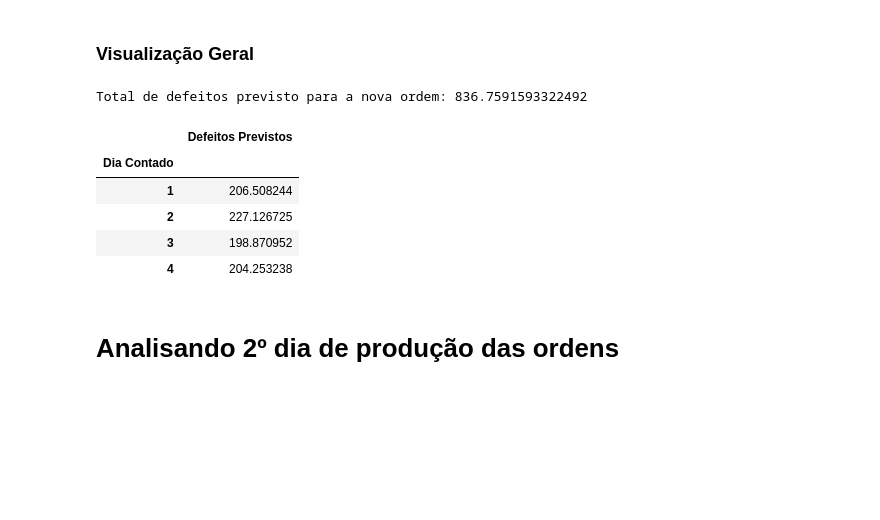
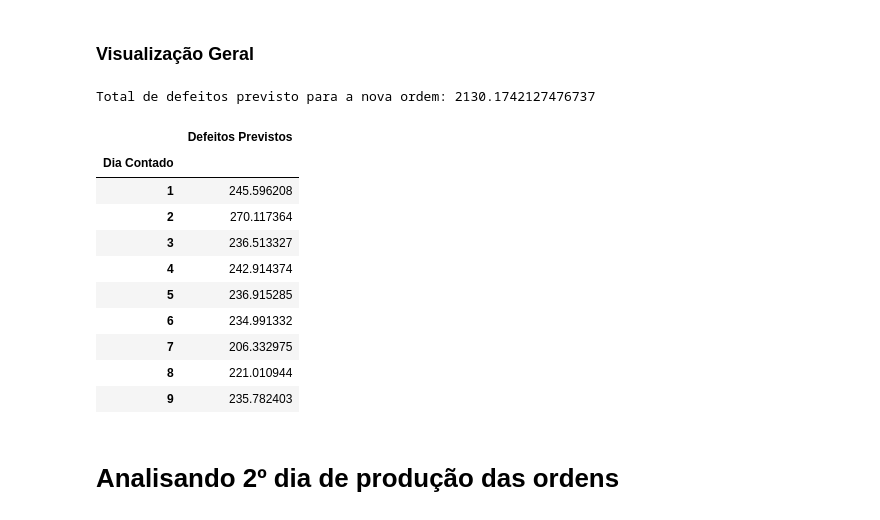
Before and after one commit to lucasz-g/Analise-Gotas, a Jupyter notebook: analises/modelo_ml.ipynb, the cells around one changed output. Drawn from its saved outputs; the diff is of its cells as text; code cells hidden in the pictures; blank space fills up the shorter version.

```diff
--- a/analises/modelo_ml.ipynb
+++ b/analises/modelo_ml.ipynb
@@ -462,10 +468,8 @@ nova_ordem = {
     'Peso médio (g)': 160,
     'Comprimento médio (mm)': 29,
     'Diâmetro': 15.9,
-    'Dias de Duração': 4
+    'Dias de Duração': 9
 }
 
 X_nova_ordem = scaler.transform(pd.DataFrame([nova_ordem]))
 total_defeitos_previsto = gb_model.predict(X_nova_ordem)
-
-print(f"Total de defeitos previsto para a nova ordem: {total_defeitos_previsto[0]}")
@@ -503,25 +505,40 @@ df_dias_duracao.loc[:, 'Defeitos Previstos'] = df_dias_duracao['Defeitos Previst
 # %%
 print(f"Total de defeitos previsto para a nova ordem: {total_defeitos_previsto[0]}")
 
-fig = px.line(df_dias_duracao,
-              x='Dia Contado',
-              y='Defeitos Previstos',
-              title=f'Previsão de Defeitos ao Longo dos {dias_duracao} Dias da Nova Ordem',
-              labels={'Dia Contado': 'Dia de Produção', 'Defeitos Previstos': 'Defeitos Previstos'})
+fig = go.Figure()
 
-fig.update_traces(mode='lines+markers', line=dict(color='blue'))
+fig.add_trace(go.Scatter(x=df_dias_duracao['Dia Contado'],
+                         y=df_dias_duracao['Defeitos Previstos'],
+                         mode='lines+markers',
+                         marker=dict(size=10),
+                         line=dict(color='green'),
+                         name='Defeitos Previstos'))
+
+fig.update_layout(
+    title=f'Previsão de Defeitos ao Longo dos {dias_duracao} Dias da Nova Ordem',
+    title_font_size=16,
+    xaxis_title='Dia de Produção',
+    xaxis_title_font_size=14,
+    yaxis_title='Defeitos Previstos',
+    yaxis_title_font_size=14
+)
 
 fig.show()
 
 df_dias_duracao[['Dia Contado', 'Defeitos Previstos']].set_index('Dia Contado')
 # %% [output]
-Total de defeitos previsto para a nova ordem: 836.7591593322492
+Total de defeitos previsto para a nova ordem: 2130.1742127476737
 |  | Defeitos Previstos |
 | Dia Contado |  |
-| 1 | 206.508244 |
-| 2 | 227.126725 |
-| 3 | 198.870952 |
-| 4 | 204.253238 |
+| 1 | 245.596208 |
+| 2 | 270.117364 |
+| 3 | 236.513327 |
+| 4 | 242.914374 |
+| 5 | 236.915285 |
+| 6 | 234.991332 |
+| 7 | 206.332975 |
+| 8 | 221.010944 |
+| 9 | 235.782403 |
 # %% [markdown]
 # Analisando 2º dia de produção das ordens
 # %%
```
Also changed, not shown: parts of 12 cells of this notebook.
